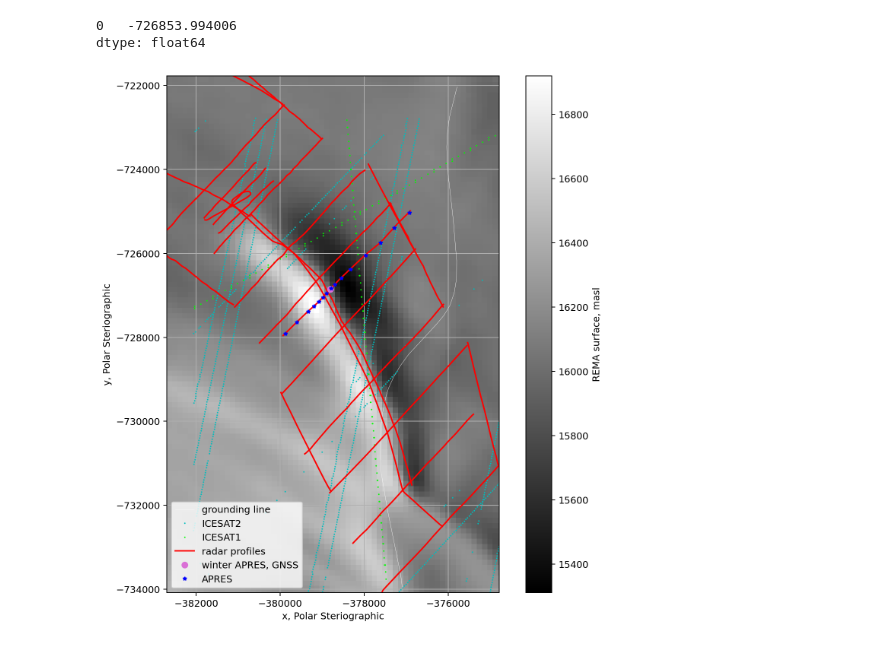
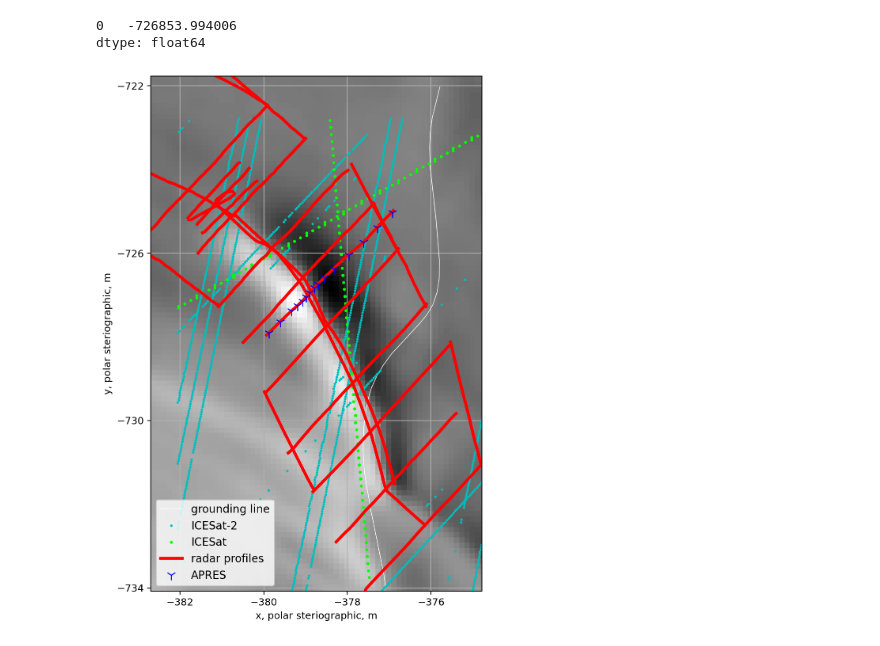
Before and after one commit to arrran/PhD_data_chapter, a Jupyter notebook: Jupyter/PLOTS/data_paper/03_geophysics_overview.ipynb, the cells around one changed output. Cells and saved outputs as stored; diff of their text form; code cells hidden in the pictures.

```diff
--- a/Jupyter/PLOTS/data_paper/03_geophysics_overview.ipynb
+++ b/Jupyter/PLOTS/data_paper/03_geophysics_overview.ipynb
@@ -173,3 +173,6 @@ apres20.geometry.y
 # %% [output]
 0   -726853.994006
 dtype: float64
+# %%
+yticks = (np.linspace(-734000,-722000,4)/1000).astype(int)
+xticks = (np.linspace(-382000,-376000,4)/1000).astype(int)
@@ -176,30 +182,34 @@ dtype: float64
 # %%
-plt.figure(figsize=[10,10],dpi=180)
-plt.imshow(im_moa,extent=extent_moa,cmap='gist_gray')
+plt.figure(figsize=[6,10],dpi=180)
+plt.imshow(im_moa,extent=np.array(extent_moa)/1000,cmap='gist_gray')
 # plt.plot(REMA_bullseye[0],REMA_bullseye[1],'--',label='REMA downwasting')
 
-plt.plot(gl[:,0],gl[:,1],'w-',label='grounding line',linewidth=0.3)
-plt.plot(icesat2_df.x,icesat2_df.y,'c.',label='ICESAT2',markersize=1)
-plt.plot(icesat1_gdf.x,icesat1_gdf.y,'.',markersize=1,label='ICESAT1',color='lime')
+plt.rcParams.update({'font.size': 11})
+
+
+plt.plot(gl[:,0]/1000,gl[:,1]/1000,'w-',label='grounding line',linewidth=0.6)
+plt.plot(icesat2_df.x/1000,icesat2_df.y/1000,'c.',label='ICESat-2',markersize=3)
+plt.plot(icesat1_gdf.x/1000,icesat1_gdf.y/1000,'.',markersize=4,label='ICESat',color='lime')
 for i,rl in enumerate(radarlines):
     if i ==0:
-        plt.plot(rl.geometry.x,rl.geometry.y,'r-',label='radar profiles',linewidth=1.5)
+        plt.plot(rl.geometry.x/1000,rl.geometry.y/1000,'r-',label='radar profiles',linewidth=3)
     else:
-        plt.plot(rl.geometry.x,rl.geometry.y,'r-',linewidth=1.5)
-plt.plot(apres20.geometry.x,apres20.geometry.y,'o',label='winter APRES, GNSS',color='orchid')
-plt.plot(apres_gdf.x,apres_gdf.y,'b*',label='APRES',markersize=4)
+        plt.plot(rl.geometry.x/1000,rl.geometry.y/1000,'r-',linewidth=3)
+# plt.plot(apres20.geometry.x,apres20.geometry.y,'o',label='winter APRES, GNSS',color='orchid')
+plt.plot(apres_gdf.x/1000,apres_gdf.y/1000,'b1',label='APRES',markersize=10)
 
-plt.xlim([xmin, xmax])
-plt.ylim([ymin, ymax])
-plt.xlabel('x, Polar Steriographic')
-plt.ylabel('y, Polar Steriographic')
-plt.xticks(xgrid)
+plt.xlim([xmin/1000, xmax/1000])
+plt.ylim([ymin/1000, ymax/1000])
+plt.xlabel('x, polar steriographic, m')
+plt.ylabel('y, polar steriographic, m')
+plt.xticks(xticks)
+plt.yticks(yticks)
 plt.grid()
 plt.legend()
-cb = plt.colorbar()
-cb.set_label('REMA surface, masl')
+# cb = plt.colorbar()
+# cb.set_label('REMA surface, masl')
 
 plt.savefig('/Users/home/whitefar/ASSIGNMENTS-PUBLICATIONS-TALKS/channel_data_writeup/PLOTS/geophysics_overview.png')
 plt.show()
 # %% [output]
-[figure, old version]
+[figure, new version]
```
Also changed, not shown: parts of 2 cells of this notebook, 20 other files.
